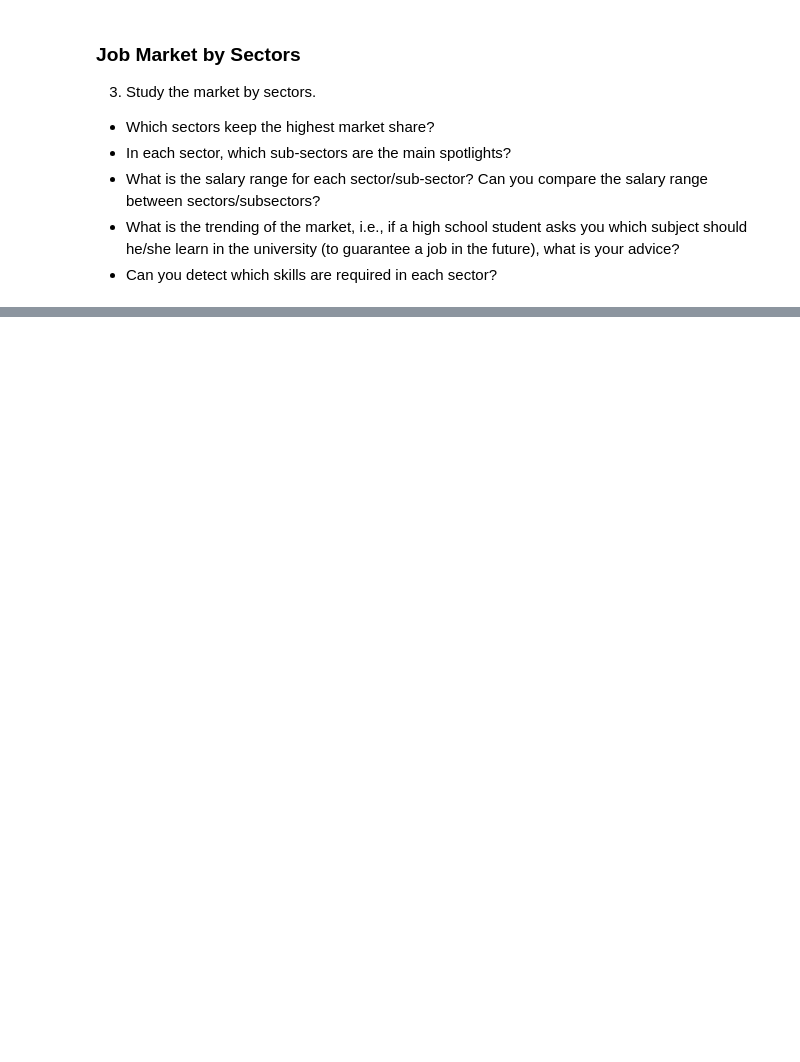
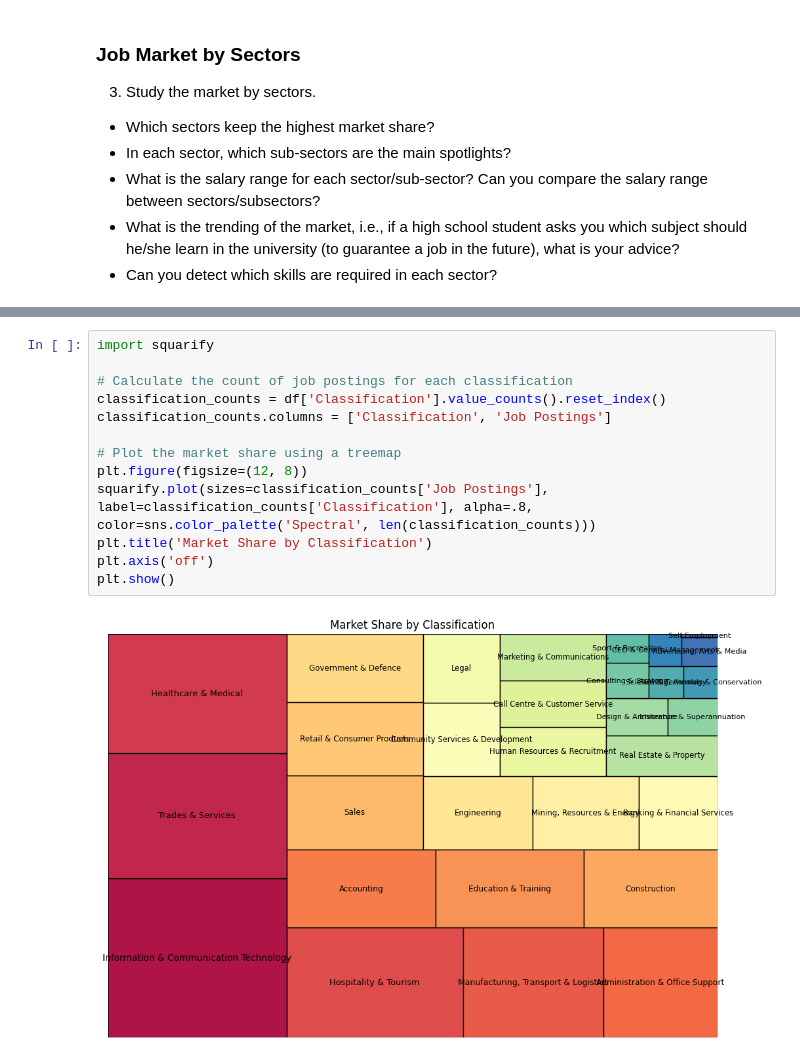
Before and after one commit to jrutho/BigDataAnalytics-Assignment1, a Jupyter notebook: Question2.ipynb, the cells around one changed output, grey strips where cells are left out. Cells and saved outputs as stored; diff of their text form; blank space fills up the shorter version.

```diff
--- a/Question2.ipynb
+++ b/Question2.ipynb
@@ -218,0 +228,15 @@ guarantee a job in the future), what is your advice?
+# %%
+import squarify
+
+# Calculate the count of job postings for each classification
+classification_counts = df['Classification'].value_counts().reset_index()
+classification_counts.columns = ['Classification', 'Job Postings']
+
+# Plot the market share using a treemap
+plt.figure(figsize=(12, 8))
+squarify.plot(sizes=classification_counts['Job Postings'], label=classification_counts['Classification'], alpha=.8, color=sns.color_palette('Spectral', len(classification_counts)))
+plt.title('Market Share by Classification')
+plt.axis('off')
+plt.show()
+# %% [output]
+[figure, added]
```
Also changed, not shown: parts of 9 cells of this notebook, 1 other file.
